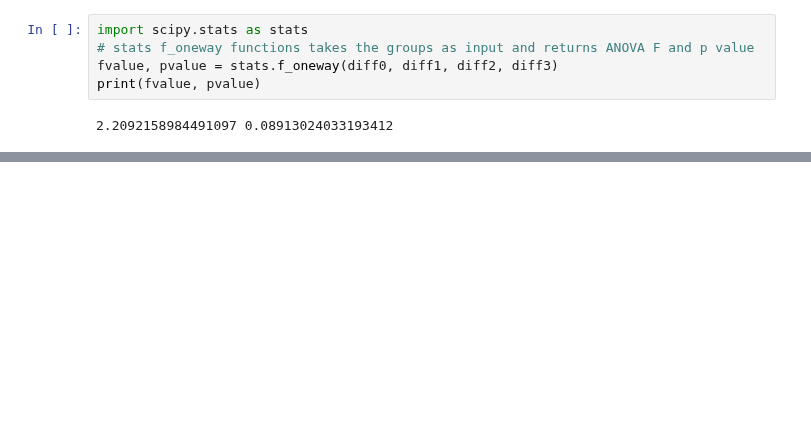
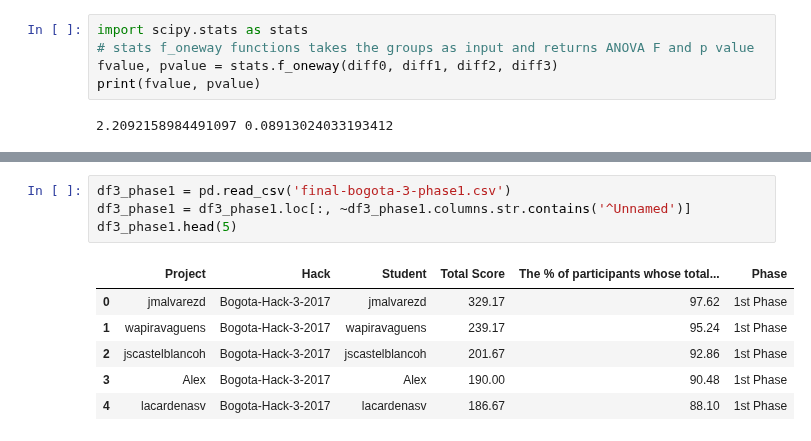
Before and after one commit to ironhacks/spring-2017-analysis, a Jupyter notebook: analysis/Spring-2017-Updated-Sept-17-Discussion.ipynb, the cells around one changed output, grey strips where cells are left out. Drawn from its saved outputs; the diff is of its cells as text; blank space fills up the shorter version.

```diff
--- a/analysis/Spring-2017-Updated-Sept-17-Discussion.ipynb
+++ b/analysis/Spring-2017-Updated-Sept-17-Discussion.ipynb
@@ -486,0 +588,11 @@ print(fvalue, pvalue)
+# %%
+df3_phase1 = pd.read_csv('final-bogota-3-phase1.csv')
+df3_phase1 = df3_phase1.loc[:, ~df3_phase1.columns.str.contains('^Unnamed')]
+df3_phase1.head(5)
+# %% [output]
+|  | Project | Hack | Student | Total Score | The % of participants whose total... | Phase |
+| 0 | jmalvarezd | Bogota-Hack-3-2017 | jmalvarezd | 329.17 | 97.62 | 1st Phase |
+| 1 | wapiravaguens | Bogota-Hack-3-2017 | wapiravaguens | 239.17 | 95.24 | 1st Phase |
+| 2 | jscastelblancoh | Bogota-Hack-3-2017 | jscastelblancoh | 201.67 | 92.86 | 1st Phase |
+| 3 | Alex | Bogota-Hack-3-2017 | Alex | 190.00 | 90.48 | 1st Phase |
+| 4 | lacardenasv | Bogota-Hack-3-2017 | lacardenasv | 186.67 | 88.10 | 1st Phase |
```
Also changed, not shown: parts of 24 cells of this notebook, 4 other files.
